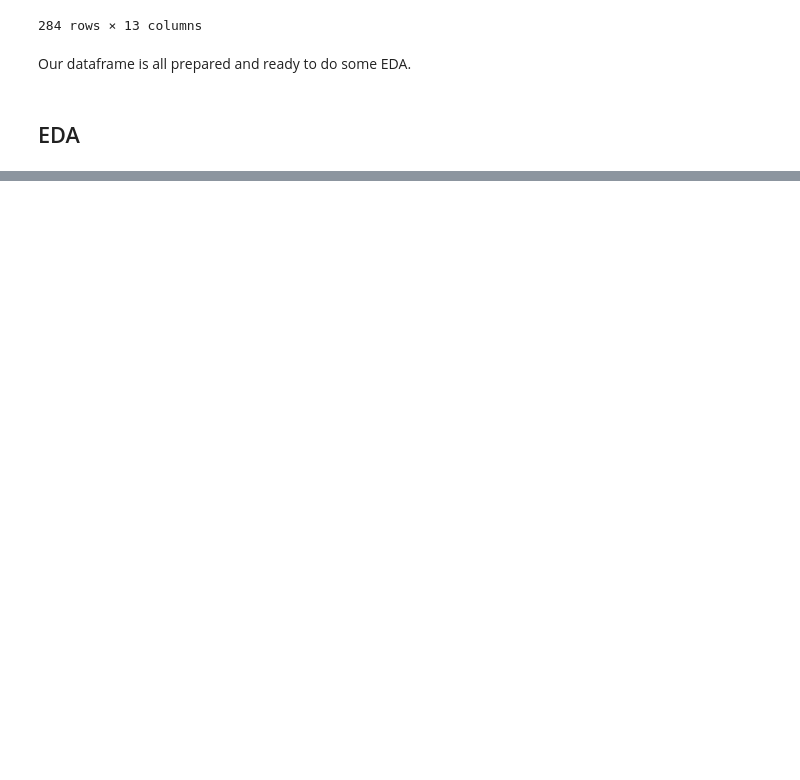
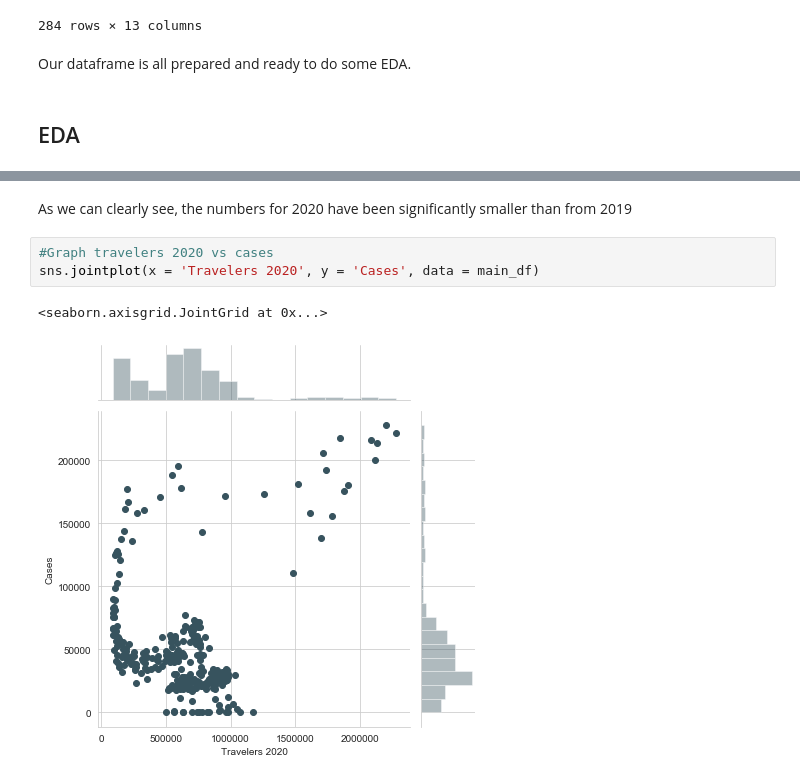
Before and after one commit to devscotte/Air-Travelers, a Jupyter notebook: final_project.ipynb, the cells around one changed output, grey strips where cells are left out. Drawn from its saved outputs; the diff is of its cells as text; blank space fills up the shorter version.

```diff
--- a/final_project.ipynb
+++ b/final_project.ipynb
@@ -274,0 +327,8 @@ Our dataframe is all prepared and ready to do some EDA.
+# %% [markdown]
+As we can clearly see, the numbers for 2020 have been significantly smaller than from 2019
+# %%
+#Graph travelers 2020 vs cases
+sns.jointplot(x = 'Travelers 2020', y = 'Cases', data = main_df)
+# %% [output]
+<seaborn.axisgrid.JointGrid at 0x...>
+[figure, added]
```
Also changed, not shown: parts of 10 cells of this notebook.
